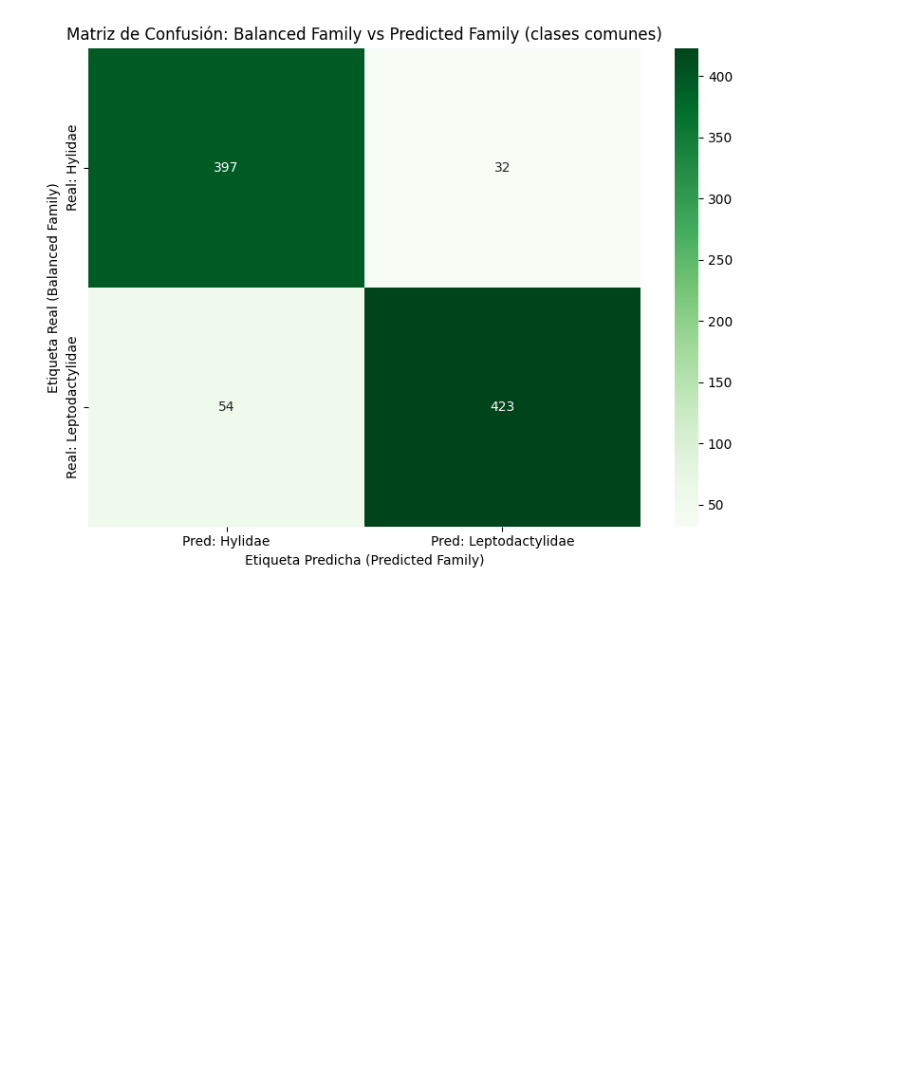
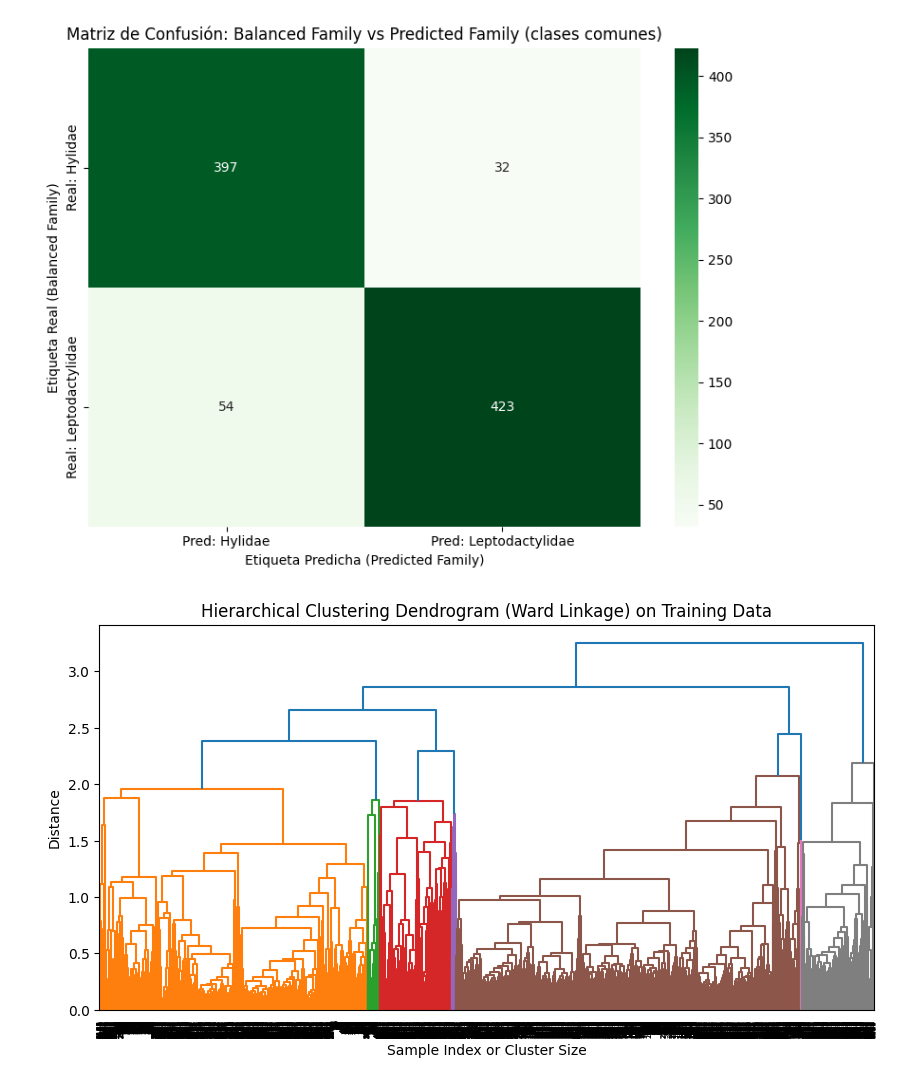
Before and after one commit to maxi9113/colab_notebook, a Jupyter notebook: IC_Ejercicio_jerarquicio_taller_2.ipynb, the cells around one changed output. Drawn from its saved outputs; the diff is of its cells as text; code cells hidden in the pictures; blank space fills up the shorter version.

```diff
--- a/IC_Ejercicio_jerarquicio_taller_2.ipynb
+++ b/IC_Ejercicio_jerarquicio_taller_2.ipynb
@@ -365,3 +364,26 @@ plt.tight_layout()
 plt.show()
 # %% [output]
 [figure]
+# %%
+from scipy.cluster.hierarchy import linkage, dendrogram
+import matplotlib.pyplot as plt
+import numpy as np
+
+# Use X_train for hierarchical clustering
+data = df_train.values
+
+# Perform hierarchical clustering with 'ward' linkage
+linked_clusters_complete = linkage(data, 'complete')
+
+# Plot the dendrogram
+plt.figure(figsize=(10, 5))
+dendrogram(linked_clusters_complete,
+           orientation='top',
+           distance_sort='descending',
+           show_leaf_counts=True)
+plt.title('Hierarchical Clustering Dendrogram (Ward Linkage) on Training Data')
+plt.xlabel('Sample Index or Cluster Size')
+plt.ylabel('Distance')
+plt.show()
+# %% [output]
+[figure, added]
```
Also changed, not shown: parts of 2 cells of this notebook.
